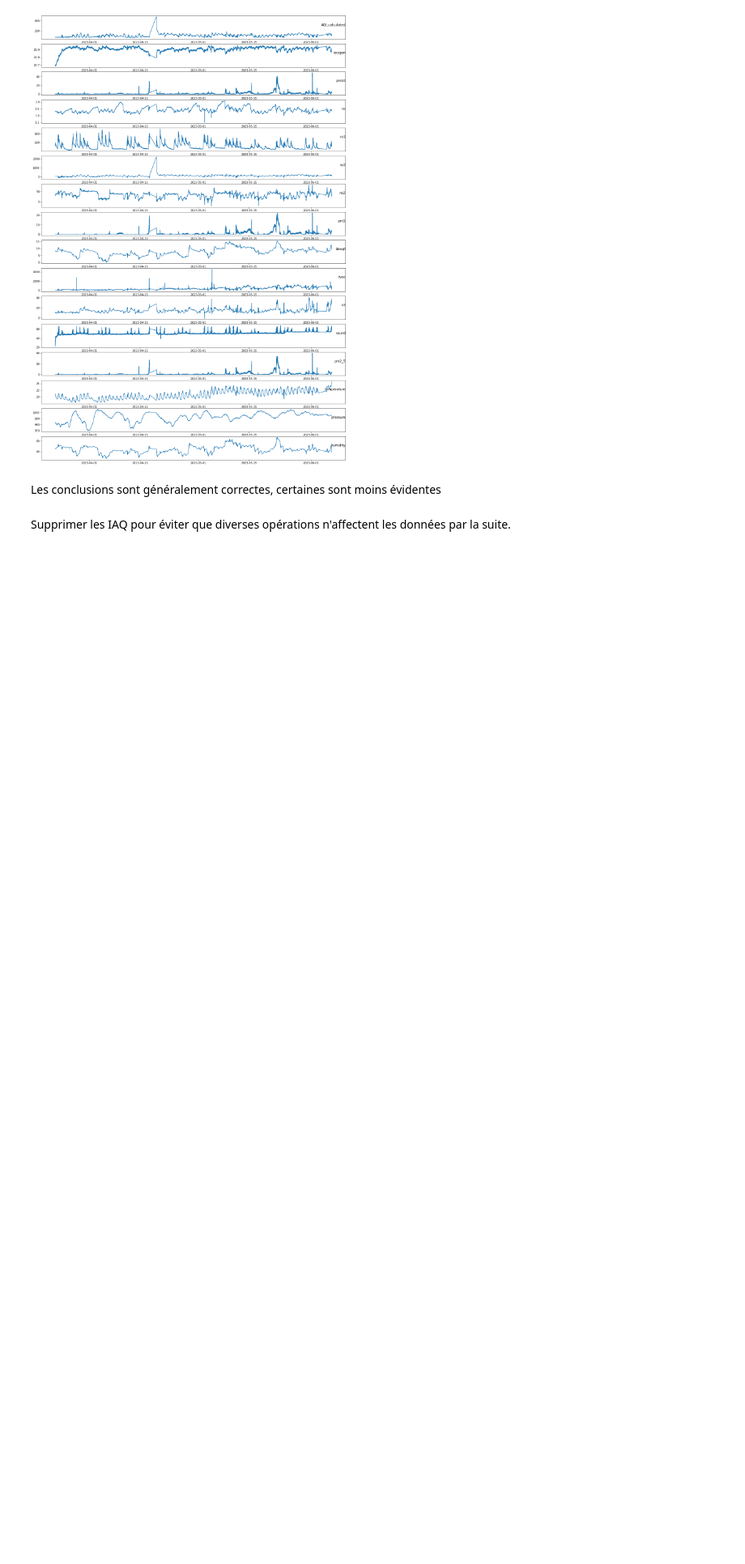
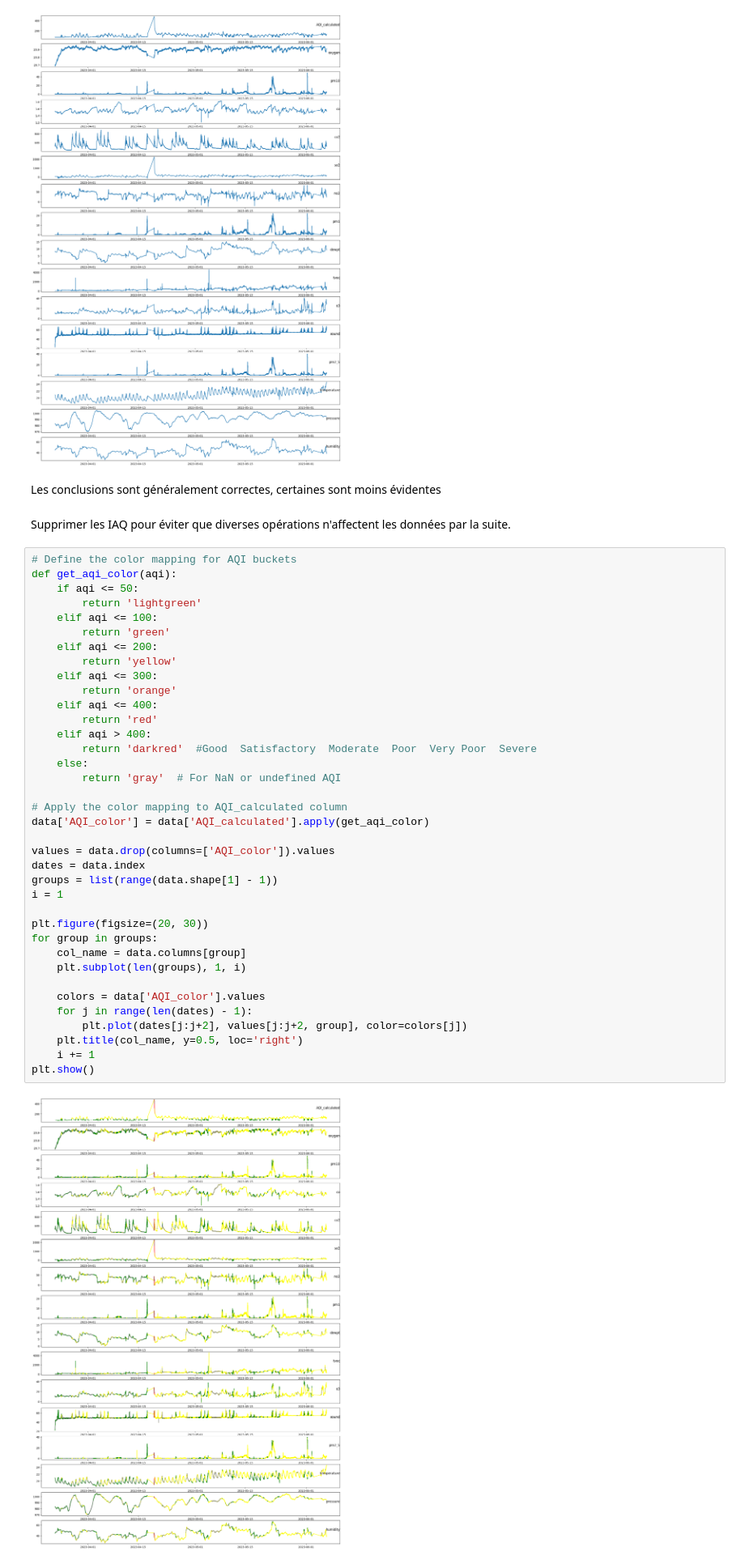
Before and after one commit to XIAxuanzheFrancis/Apprentissage-du-mod-le-LSTM, a Jupyter notebook: lab_analyse.ipynb, the cells around one changed output. Shown at 81% size. Drawn from its saved outputs; the diff is of its cells as text; blank space fills up the shorter version.

Commit message:
Variable line colors for each test parameter according to air class

```diff
--- a/lab_analyse.ipynb
+++ b/lab_analyse.ipynb
@@ -424,3 +424,42 @@ plt.show()#date
 Les conclusions sont généralement correctes, certaines sont moins évidentes
 # %% [markdown]
 Supprimer les IAQ pour éviter que diverses opérations n'affectent les données par la suite.
+# %%
+# Define the color mapping for AQI buckets
+def get_aqi_color(aqi):
+    if aqi <= 50:
+        return 'lightgreen'
+    elif aqi <= 100:
+        return 'green'
+    elif aqi <= 200:
+        return 'yellow'
+    elif aqi <= 300:
+        return 'orange'
+    elif aqi <= 400:
+        return 'red'
+    elif aqi > 400:
+        return 'darkred'  #Good  Satisfactory  Moderate  Poor  Very Poor  Severe
+    else:
+        return 'gray'  # For NaN or undefined AQI
+
+# Apply the color mapping to AQI_calculated column
+data['AQI_color'] = data['AQI_calculated'].apply(get_aqi_color)
+
+values = data.drop(columns=['AQI_color']).values
+dates = data.index
+groups = list(range(data.shape[1] - 1))
+i = 1
+
+plt.figure(figsize=(20, 30))
+for group in groups:
+    col_name = data.columns[group]
+    plt.subplot(len(groups), 1, i)
+
+    colors = data['AQI_color'].values
+    for j in range(len(dates) - 1):
+        plt.plot(dates[j:j+2], values[j:j+2, group], color=colors[j])
+    plt.title(col_name, y=0.5, loc='right')
+    i += 1
+plt.show()
+# %% [output]
+[figure, added]
```
Also changed, not shown: parts of 1 cell of this notebook, 1 other file.
